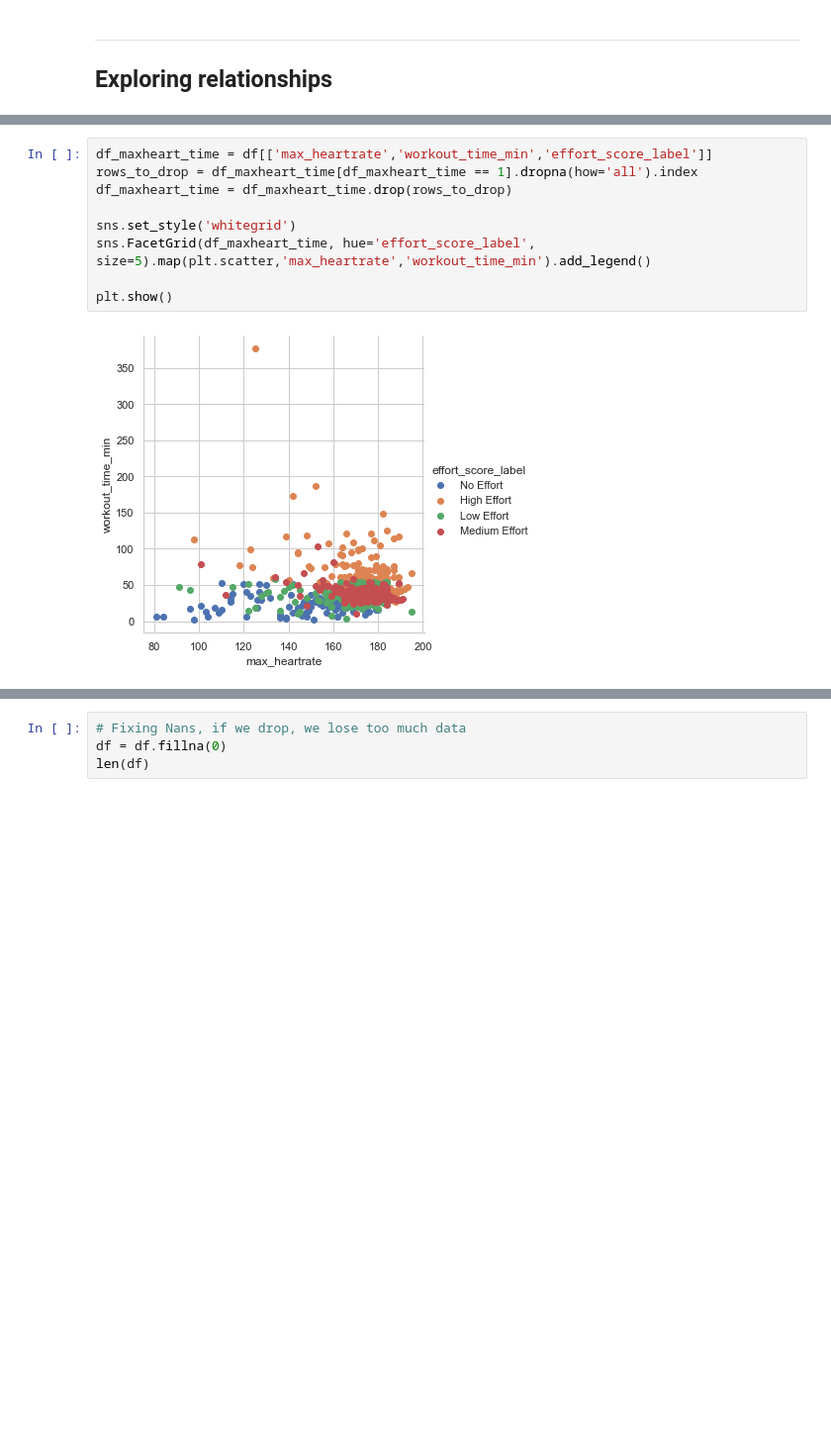
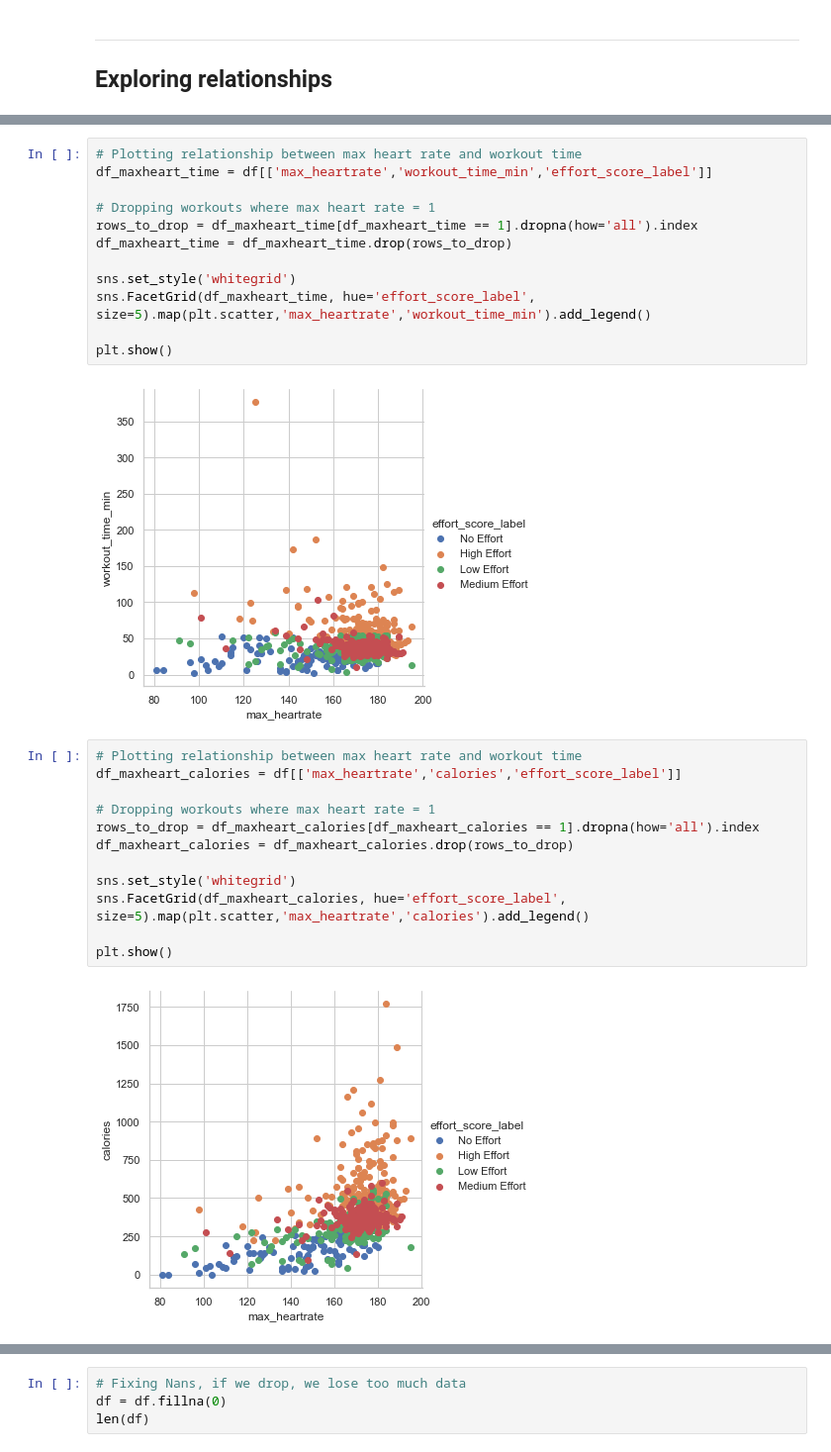
Before and after one commit to ManuelElizaldi/PyStrava, a Jupyter notebook: KNN_Notebook.ipynb, the cells around one changed output, grey strips where cells are left out. Shown at 99% size. Saved outputs shown, nothing was run; the diff lists cells and outputs as text; blank space fills up the shorter version.

```diff
--- a/KNN_Notebook.ipynb
+++ b/KNN_Notebook.ipynb
@@ -52,5 +43,8 @@ plt.show()
 # %%
+# Plotting relationship between max heart rate and workout time
 df_maxheart_time = df[['max_heartrate','workout_time_min','effort_score_label']]
+
+# Dropping workouts where max heart rate = 1
 rows_to_drop = df_maxheart_time[df_maxheart_time == 1].dropna(how='all').index
 df_maxheart_time = df_maxheart_time.drop(rows_to_drop)
 
@@ -60,3 +54,17 @@ sns.FacetGrid(df_maxheart_time, hue='effort_score_label', size=5).map(plt.scatte
 plt.show()
 # %% [output]
 [figure]
+# %%
+# Plotting relationship between max heart rate and workout time
+df_maxheart_calories = df[['max_heartrate','calories','effort_score_label']]
+
+# Dropping workouts where max heart rate = 1
+rows_to_drop = df_maxheart_calories[df_maxheart_calories == 1].dropna(how='all').index
+df_maxheart_calories = df_maxheart_calories.drop(rows_to_drop)
+
+sns.set_style('whitegrid')
+sns.FacetGrid(df_maxheart_calories, hue='effort_score_label', size=5).map(plt.scatter,'max_heartrate','calories').add_legend()
+
+plt.show()
+# %% [output]
+[figure, added]
```
Also changed, not shown: parts of 16 cells of this notebook.
